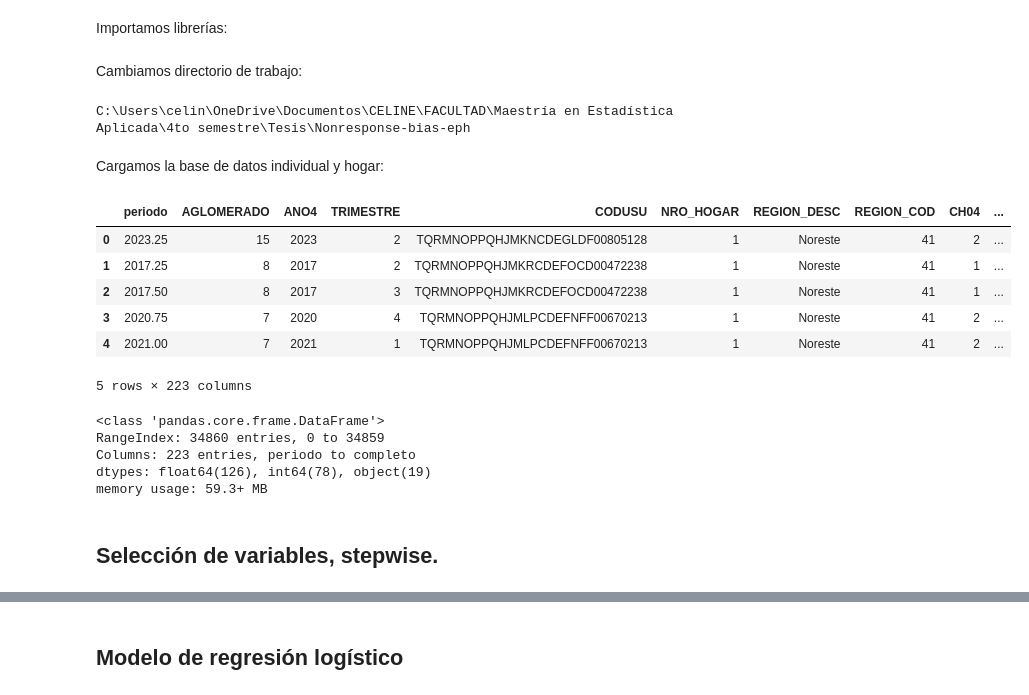
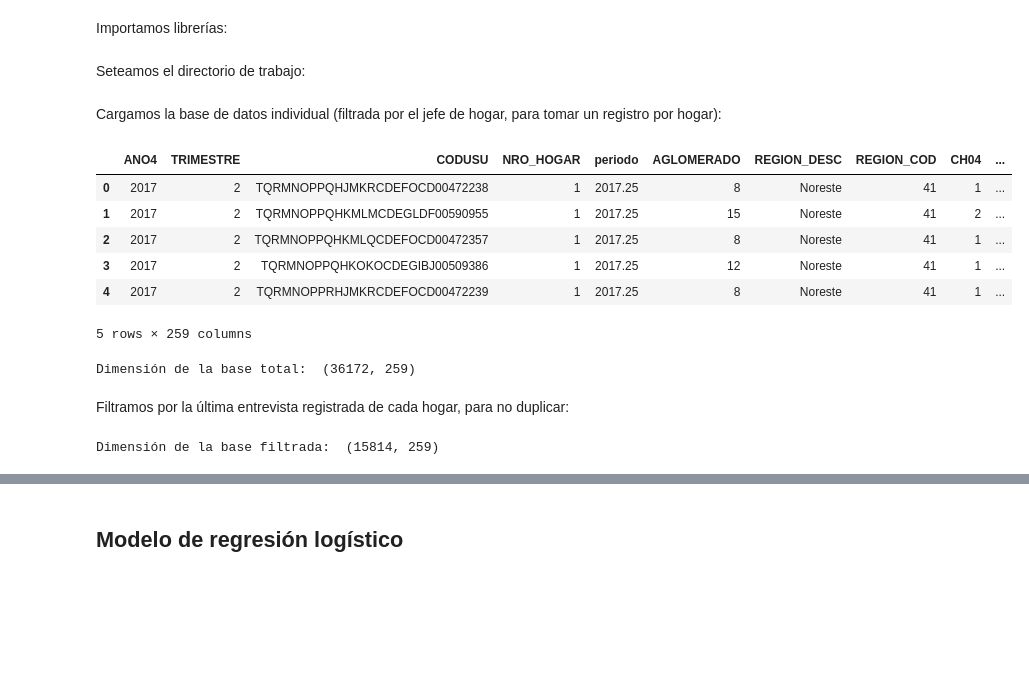
Before and after one commit to celinecabas/Nonresponse-bias-eph, a Jupyter notebook: Scripts/Modelos_probabilidad_respuesta.ipynb, the cells around one changed output, grey strips where cells are left out. Saved outputs shown, nothing was run; the diff lists cells and outputs as text; code cells hidden in the pictures; blank space fills up the shorter version.

```diff
--- a/Scripts/Modelos_probabilidad_respuesta.ipynb
+++ b/Scripts/Modelos_probabilidad_respuesta.ipynb
@@ -33,30 +25,33 @@ from ISLP.models import sklearn_sm
 # %% [markdown]
-Cambiamos directorio de trabajo:
+Seteamos el directorio de trabajo:
 # %%
 os.chdir('C:/Users/celin/OneDrive/Documentos/CELINE/FACULTAD/Maestría en Estadística Aplicada/4to semestre/Tesis/Nonresponse-bias-eph')
-print(os.getcwd())
-# %% [output]
-C:\Users\celin\OneDrive\Documentos\CELINE\FACULTAD\Maestría en Estadística Aplicada\4to semestre\Tesis\Nonresponse-bias-eph
 # %% [markdown]
-Cargamos la base de datos individual y hogar:
+Cargamos la base de datos individual (filtrada por el jefe de hogar, para tomar un registro por hogar):
 # %%
-individual_NEA = pd.read_table("Bases/individual_NEA_prediccion.txt", delimiter = ";", low_memory=False)
+# Cargamos las bases de datos
+individual_NEA = pd.read_csv("Bases/individual_NEA_paramodelos.txt", sep=";", low_memory=False)
 individual_NEA.head()
 # %% [output]
-|  | periodo | AGLOMERADO | ANO4 | TRIMESTRE | CODUSU | NRO_HOGAR | REGION_DESC | REGION_COD | CH04 | ... |
-| 0 | 2023.25 | 15 | 2023 | 2 | TQRMNOPPQHJMKNCDEGLDF00805128 | 1 | Noreste | 41 | 2 | ... |
-| 1 | 2017.25 | 8 | 2017 | 2 | TQRMNOPPQHJMKRCDEFOCD00472238 | 1 | Noreste | 41 | 1 | ... |
-| 2 | 2017.50 | 8 | 2017 | 3 | TQRMNOPPQHJMKRCDEFOCD00472238 | 1 | Noreste | 41 | 1 | ... |
-| 3 | 2020.75 | 7 | 2020 | 4 | TQRMNOPPQHJMLPCDEFNFF00670213 | 1 | Noreste | 41 | 2 | ... |
-| 4 | 2021.00 | 7 | 2021 | 1 | TQRMNOPPQHJMLPCDEFNFF00670213 | 1 | Noreste | 41 | 2 | ... |
+|  | ANO4 | TRIMESTRE | CODUSU | NRO_HOGAR | periodo | AGLOMERADO | REGION_DESC | REGION_COD | CH04 | ... |
+| 0 | 2017 | 2 | TQRMNOPPQHJMKRCDEFOCD00472238 | 1 | 2017.25 | 8 | Noreste | 41 | 1 | ... |
+| 1 | 2017 | 2 | TQRMNOPPQHKMLMCDEGLDF00590955 | 1 | 2017.25 | 15 | Noreste | 41 | 2 | ... |
+| 2 | 2017 | 2 | TQRMNOPPQHKMLQCDEFOCD00472357 | 1 | 2017.25 | 8 | Noreste | 41 | 1 | ... |
+| 3 | 2017 | 2 | TQRMNOPPQHKOKOCDEGIBJ00509386 | 1 | 2017.25 | 12 | Noreste | 41 | 1 | ... |
+| 4 | 2017 | 2 | TQRMNOPPRHJMKRCDEFOCD00472239 | 1 | 2017.25 | 8 | Noreste | 41 | 1 | ... |
-5 rows × 223 columns
+5 rows × 259 columns
-# %%
-individual_NEA.info()
-# %% [output]
-<class 'pandas.core.frame.DataFrame'>
-RangeIndex: 34860 entries, 0 to 34859
-Columns: 223 entries, periodo to completo
-dtypes: float64(126), int64(78), object(19)
-memory usage: 59.3+ MB
-# %% [markdown]
-## Selección de variables, stepwise.
+# %%
+# Dimensión de la base
+print("Dimensión de la base total: ", individual_NEA.shape)
+# %% [output]
+Dimensión de la base total:  (36172, 259)
+# %% [markdown]
+Filtramos por la última entrevista registrada de cada hogar, para no duplicar:
+# %%
+# Filtramos por última entrevista
+ult_entrevista = individual_NEA.groupby(['CODUSU','NRO_HOGAR'])['n_entrevista'].idxmax()
+individual_NEA = individual_NEA.loc[ult_entrevista].reset_index(drop=True)
+# Cantidad de registros
+print("Dimensión de la base filtrada: ", individual_NEA.shape)
+# %% [output]
+Dimensión de la base filtrada:  (15814, 259)
```
Also changed, not shown: parts of 38 cells of this notebook, 6 other files.
